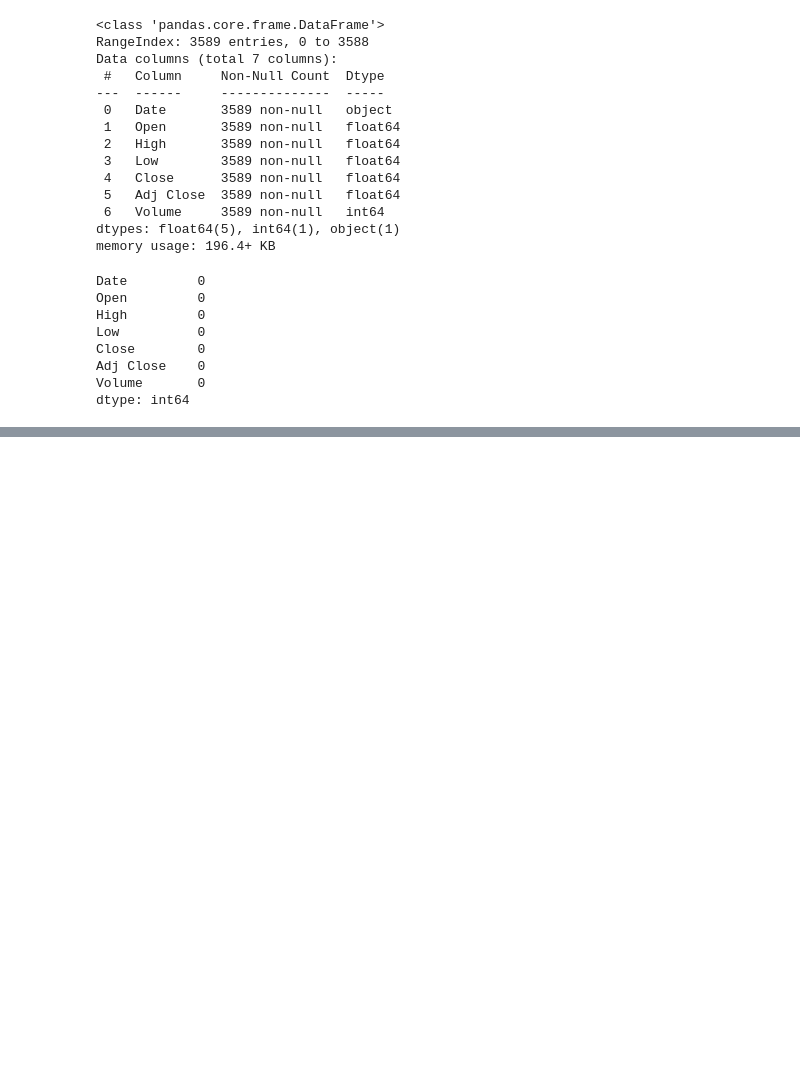
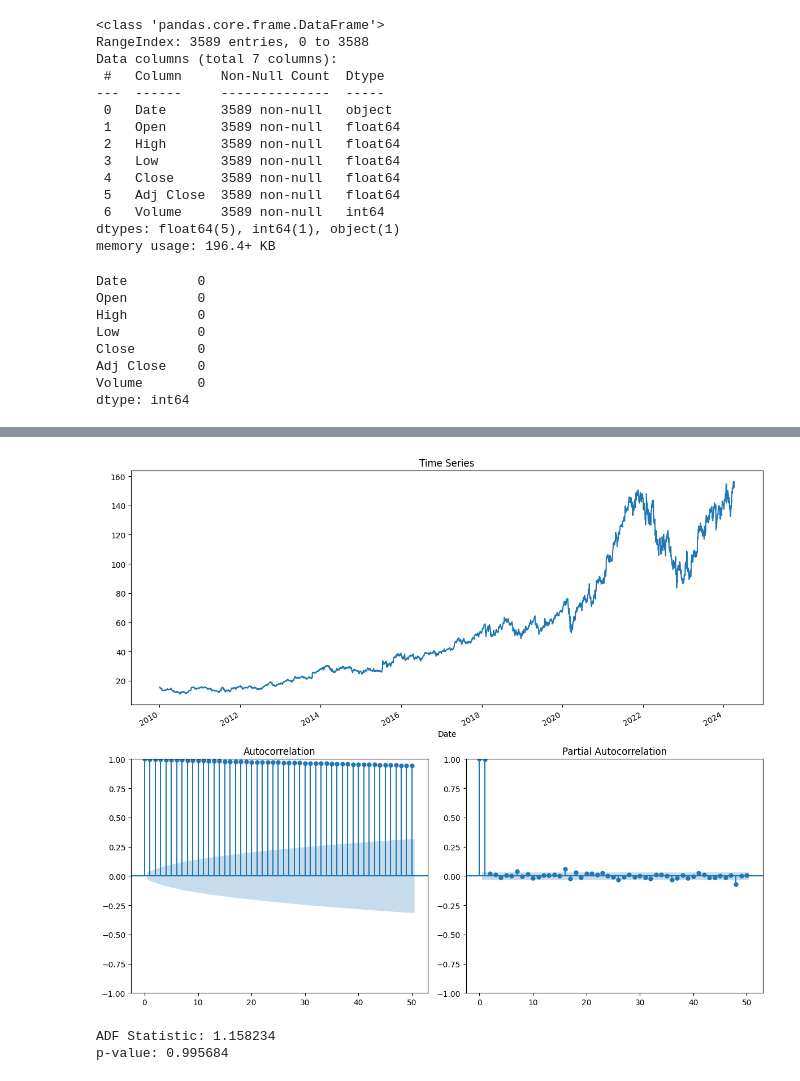
Before and after one commit to SamuelhBueno/MachineLearningBus, a Jupyter notebook: Timeseries_CA.ipynb, the cells around one changed output, grey strips where cells are left out. Drawn from its saved outputs; the diff is of its cells as text; code cells hidden in the pictures; blank space fills up the shorter version.

Commit message:
TimesSeriesApplied

```diff
--- a/Timeseries_CA.ipynb
+++ b/Timeseries_CA.ipynb
@@ -48,0 +51,27 @@ There is no missing values.
+# %%
+# plotds is method to plot time series, ACF and PACF
+def plotds(xt, nlag = 30, fig_size = (12, 10)):
+    if not isinstance(xt, pd.Series):
+         xt = pd.Series(xt)
+    plt.figure(figsize=fig_size)
+    layout = (2, 2)
+
+    ax_xt = plt.subplot2grid(layout, (0, 0), colspan = 2)
+    ax_acf= plt.subplot2grid(layout, (1, 0))
+    ax_pacf = plt.subplot2grid(layout, (1, 1))
+
+    xt.plot(ax = ax_xt)
+    ax_xt.set_title('Time Series')
+    plot_acf(xt, lags = 50, ax = ax_acf)
+    plot_pacf(xt, lags = 50, ax = ax_pacf)
+    plt.tight_layout()
+    return None
+# %%
+# Store the 'Date' column into dataframe 'djia_df'
+df['Date'] = pd.to_datetime(df['Date'], errors='coerce')
+
+# Attach your own 'Data' index to the dataframe
+df.index = df['Date']
+
+# Drop the 'Date' column from the dataframe
+df.drop('Date', axis = 1, inplace = True)
@@ -48,0 +88,15 @@ There is no missing values.
+# %%
+# Display plot of close column and Date index
+plotds(df['Close'], nlag = 100)
+# %% [output]
+[figure, added]
+# %%
+from statsmodels.tsa.stattools import adfuller
+
+# Call adfuller() function to calculate the values
+adf_result = adfuller(df.Close.tolist())
+print('ADF Statistic: %f' % adf_result[0])
+print('p-value: %f' % adf_result[1])
+# %% [output]
+ADF Statistic: 1.158234
+p-value: 0.995684
```
Also changed, not shown: parts of 19 cells of this notebook.
